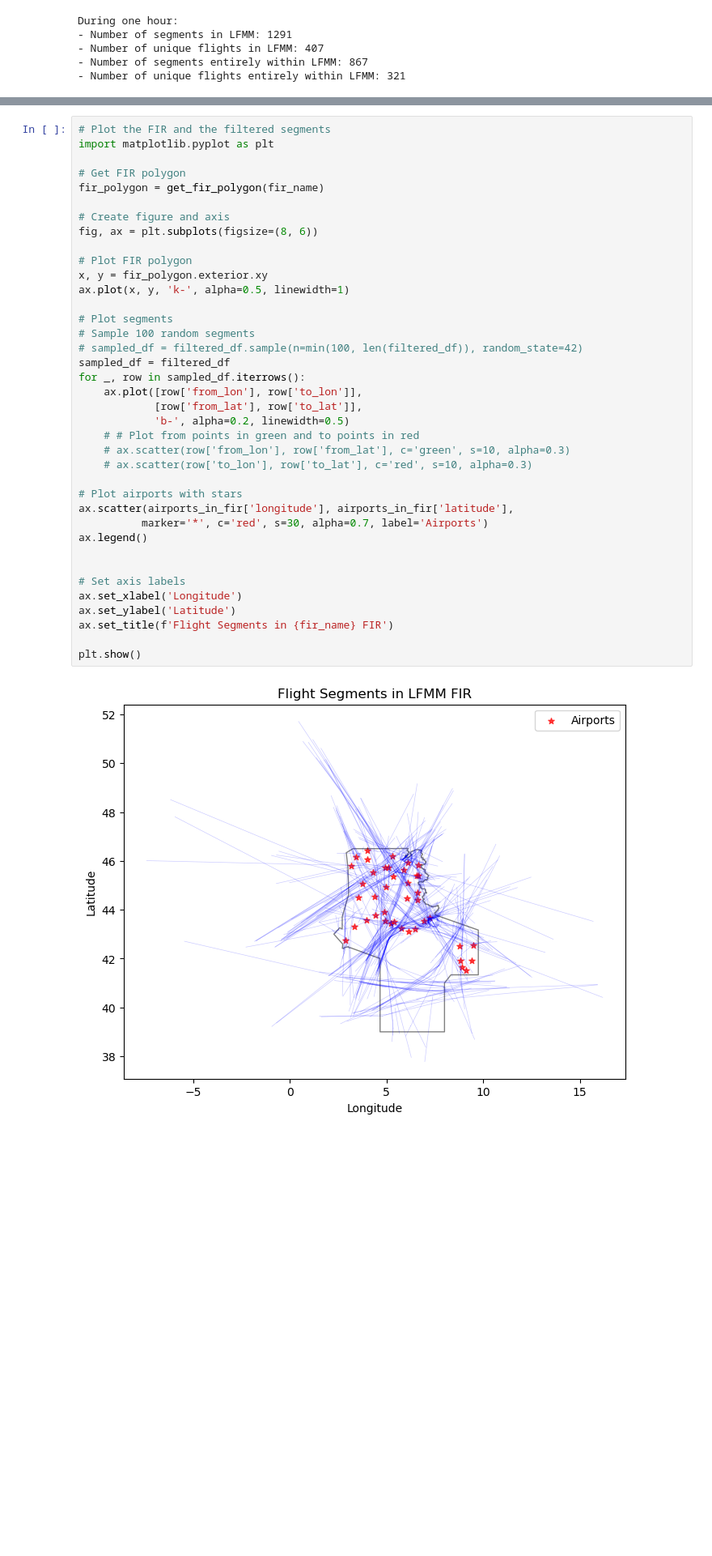
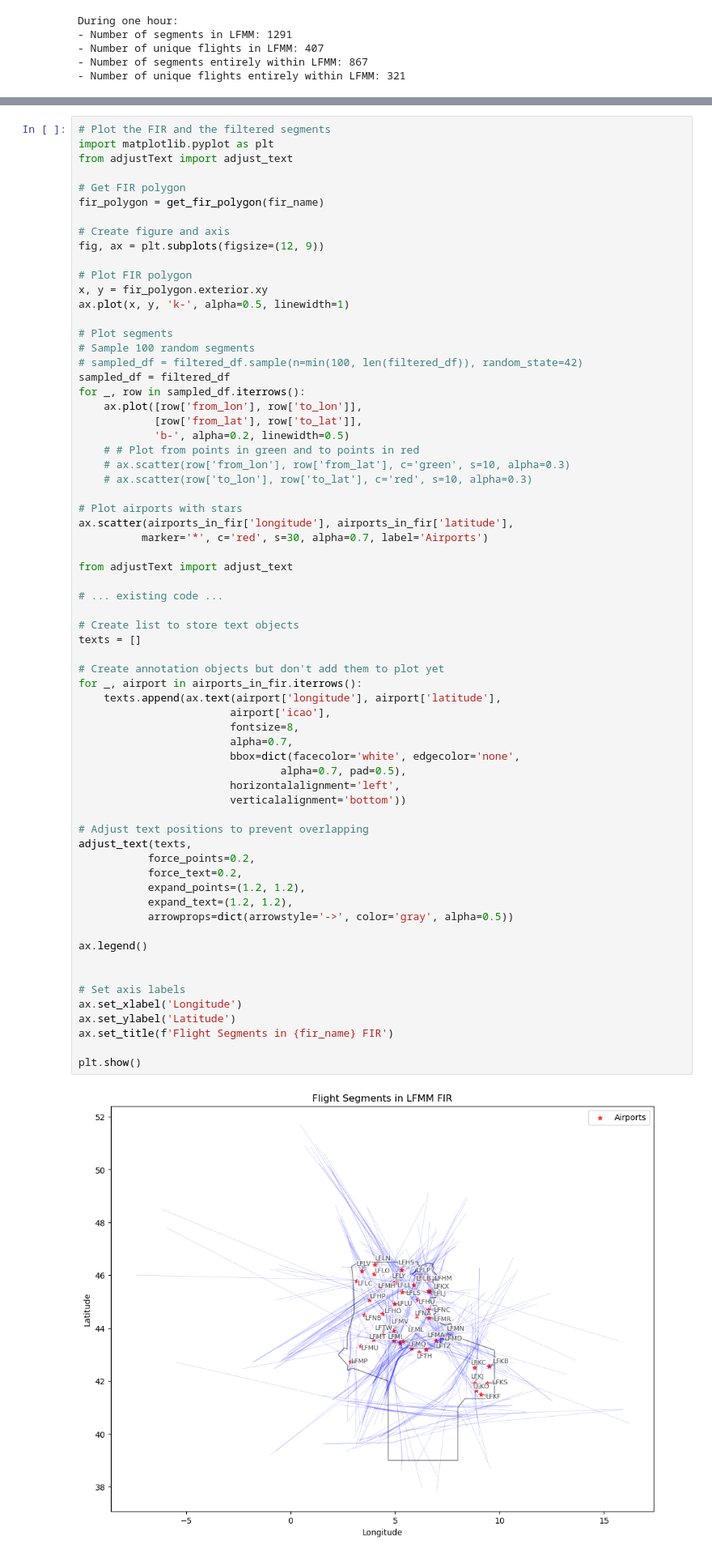
Before and after one commit to thinhhoang95/hlybokyi-potik, a Jupyter notebook: airspace_features/inspect_airspace_features.ipynb, the cells around one changed output, grey strips where cells are left out. Shown at 81% size. Cells and saved outputs as stored; diff of their text form; blank space fills up the shorter version.

```diff
--- a/airspace_features/inspect_airspace_features.ipynb
+++ b/airspace_features/inspect_airspace_features.ipynb
@@ -205,43 +214,71 @@ Number of airports in LFMM: 41
 # %%
 # Plot the FIR and the filtered segments
 import matplotlib.pyplot as plt
+from adjustText import adjust_text
 
 # Get FIR polygon
 fir_polygon = get_fir_polygon(fir_name)
 
 # Create figure and axis
-fig, ax = plt.subplots(figsize=(8, 6))
+fig, ax = plt.subplots(figsize=(12, 9))
 
 # Plot FIR polygon
 x, y = fir_polygon.exterior.xy
 ax.plot(x, y, 'k-', alpha=0.5, linewidth=1)
 
 # Plot segments
 # Sample 100 random segments
 # sampled_df = filtered_df.sample(n=min(100, len(filtered_df)), random_state=42)
 sampled_df = filtered_df
 for _, row in sampled_df.iterrows():
     ax.plot([row['from_lon'], row['to_lon']],
             [row['from_lat'], row['to_lat']],
             'b-', alpha=0.2, linewidth=0.5)
     # # Plot from points in green and to points in red
     # ax.scatter(row['from_lon'], row['from_lat'], c='green', s=10, alpha=0.3)
     # ax.scatter(row['to_lon'], row['to_lat'], c='red', s=10, alpha=0.3)
 
 # Plot airports with stars
 ax.scatter(airports_in_fir['longitude'], airports_in_fir['latitude'],
           marker='*', c='red', s=30, alpha=0.7, label='Airports')
+
+from adjustText import adjust_text
+
+# ... existing code ...
+
+# Create list to store text objects
+texts = []
+
+# Create annotation objects but don't add them to plot yet
+for _, airport in airports_in_fir.iterrows():
+    texts.append(ax.text(airport['longitude'], airport['latitude'],
+                        airport['icao'],
+                        fontsize=8,
+                        alpha=0.7,
+                        bbox=dict(facecolor='white', edgecolor='none',
+                                alpha=0.7, pad=0.5),
+                        horizontalalignment='left',
+                        verticalalignment='bottom'))
+
+# Adjust text positions to prevent overlapping
+adjust_text(texts,
+           force_points=0.2,
+           force_text=0.2,
+           expand_points=(1.2, 1.2),
+           expand_text=(1.2, 1.2),
+           arrowprops=dict(arrowstyle='->', color='gray', alpha=0.5))
+
 ax.legend()
 
 
 # Set axis labels
 ax.set_xlabel('Longitude')
 ax.set_ylabel('Latitude')
 ax.set_title(f'Flight Segments in {fir_name} FIR')
 
 plt.show()
 # %% [output]
-[figure, old version]
+[figure, new version]
 # %%
 from shapely.geometry import LineString, Point
 import numpy as np
```
Also changed, not shown: parts of 2 cells of this notebook, 7 other files.
